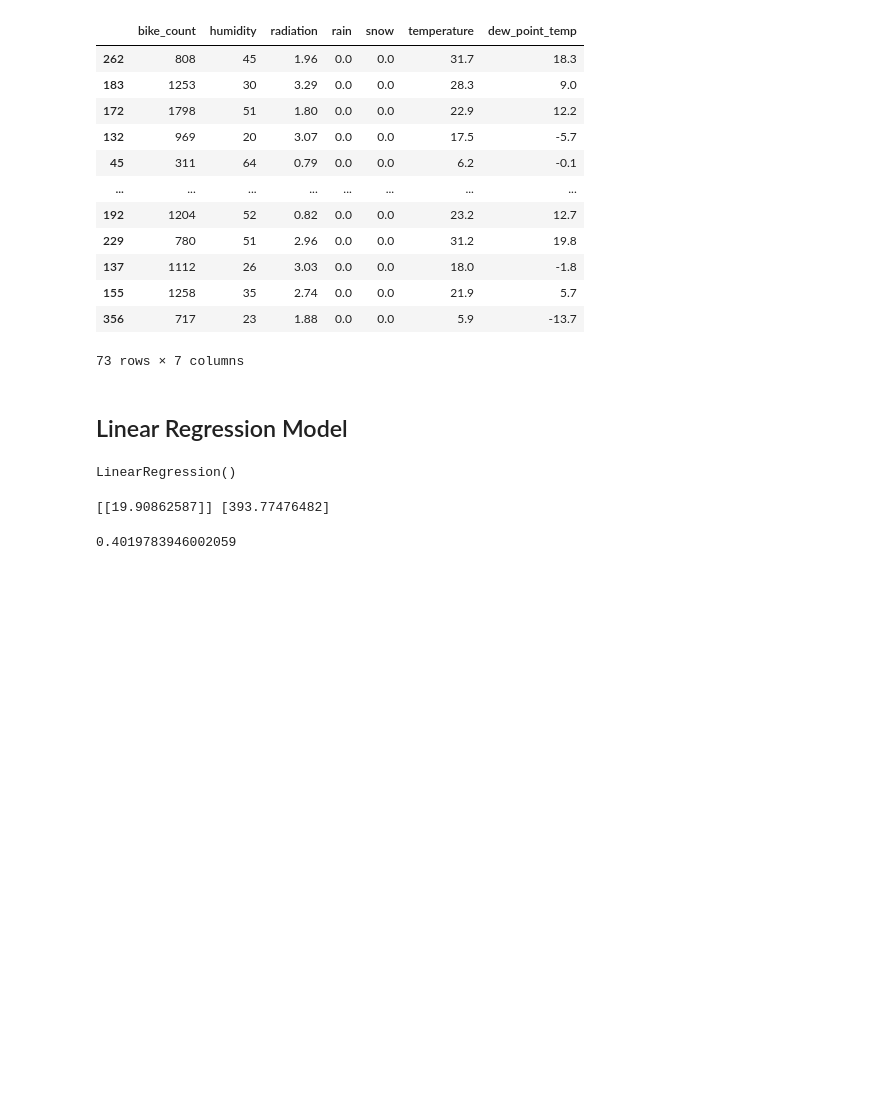
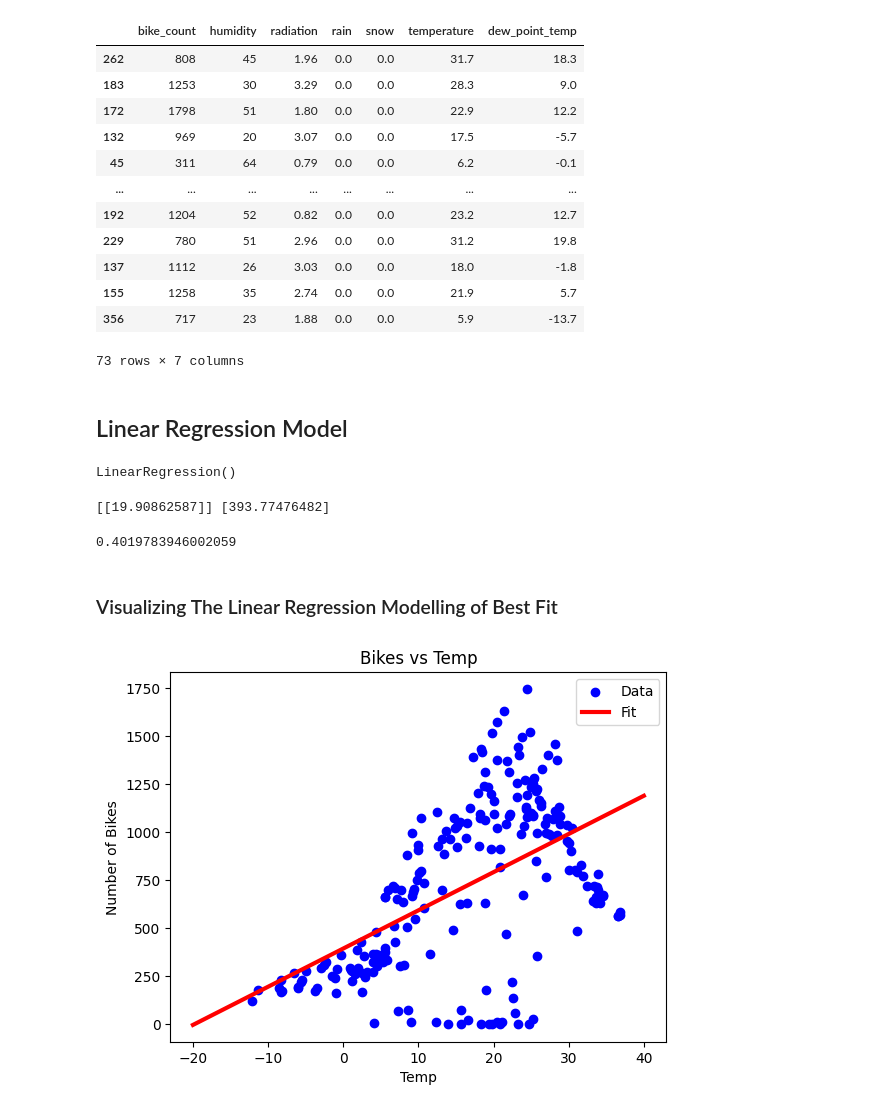
Before and after one commit to reinhardraduma/seoul_bikes_project, a Jupyter notebook: data_preprocessing.ipynb, the cells around one changed output. Drawn from its saved outputs; the diff is of its cells as text; code cells hidden in the pictures; blank space fills up the shorter version.

Commit message:
visualizing the  results of linear regression

```diff
--- a/data_preprocessing.ipynb
+++ b/data_preprocessing.ipynb
@@ -89,3 +90,19 @@ temp_reg.score(X_test_temp
                , y_test_temp)
 # %% [output]
 0.4019783946002059
+# %% [markdown]
+### Visualizing The Linear Regression Modelling of Best Fit
+# %%
+plt.scatter(X_train_temp, y_train_temp, label ="Data",color = "blue")
+#taking the least val and maximum value to help Generates evenly-spaced values in an interval along a given axis
+x = tf.linspace(-20,40, 100)
+plt.plot()
+plt.plot(x, temp_reg.predict(np.array(x).reshape(-1,1)),label="Fit",color="red", linewidth=3)
+#temp_reg.predict(np.array(x).reshape(-1,1) is essentially y
+plt.title("Bikes vs Temp")
+plt.legend()
+plt.ylabel("Number of Bikes")
+plt.xlabel("Temp")
+plt.show()
+# %% [output]
+[figure, added]
```
Also changed, not shown: parts of 1 cell of this notebook.
